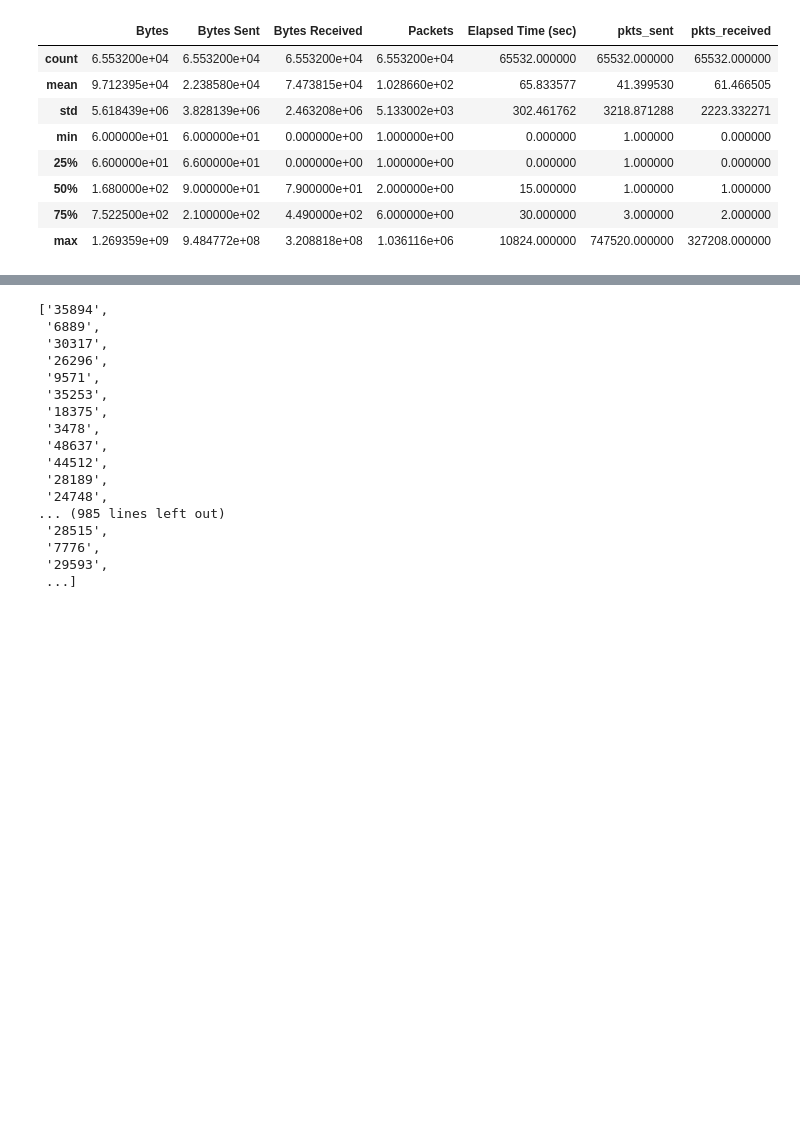
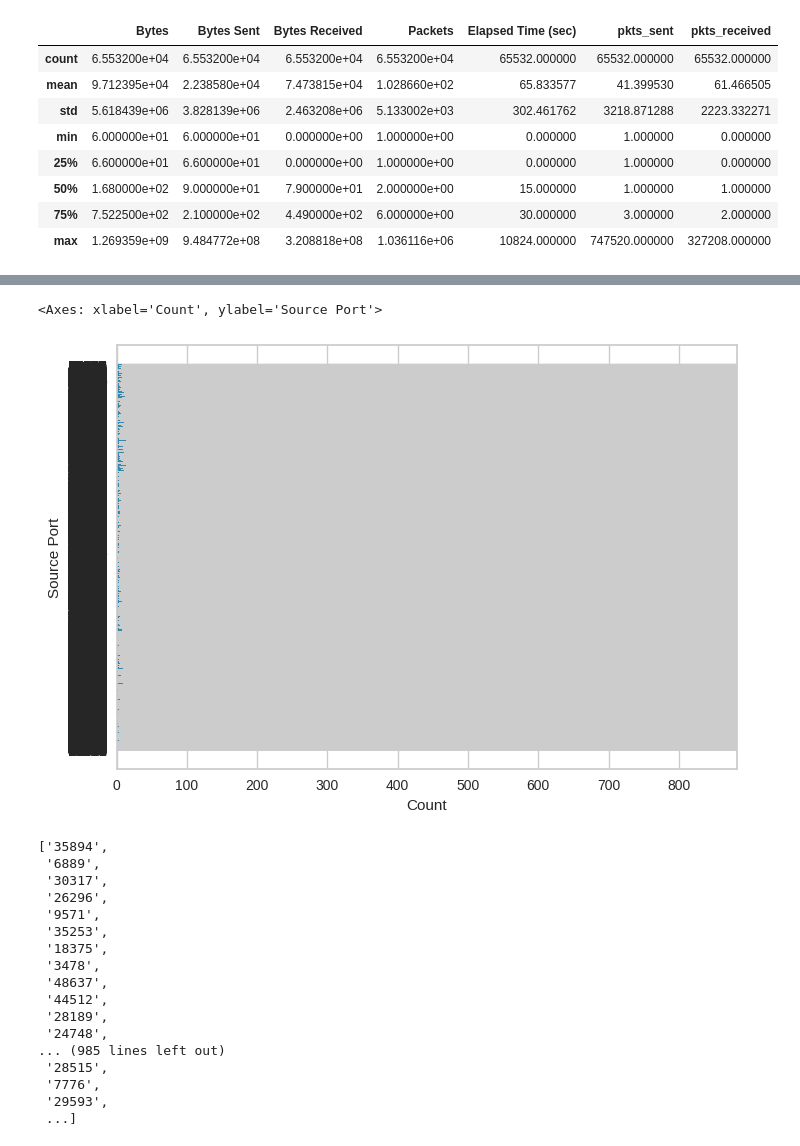
Before and after one commit to KendallScott/QTW, a Jupyter notebook: Case Study 5/Case_Study_5.ipynb, the cells around one changed output, grey strips where cells are left out. Cells and saved outputs as stored; diff of their text form; code cells hidden in the pictures; blank space fills up the shorter version.

```diff
--- a/Case Study 5/Case_Study_5.ipynb
+++ b/Case Study 5/Case_Study_5.ipynb
@@ -91,3 +106,8 @@ df.describe()
+# %%
+sns.histplot(data=df, y="Source Port")
+# %% [output]
+<Axes: xlabel='Count', ylabel='Source Port'>
+[figure, added]
 # %%
 value_counts = df['Source Port'].value_counts()
 
```
Also changed, not shown: parts of 13 cells of this notebook.
